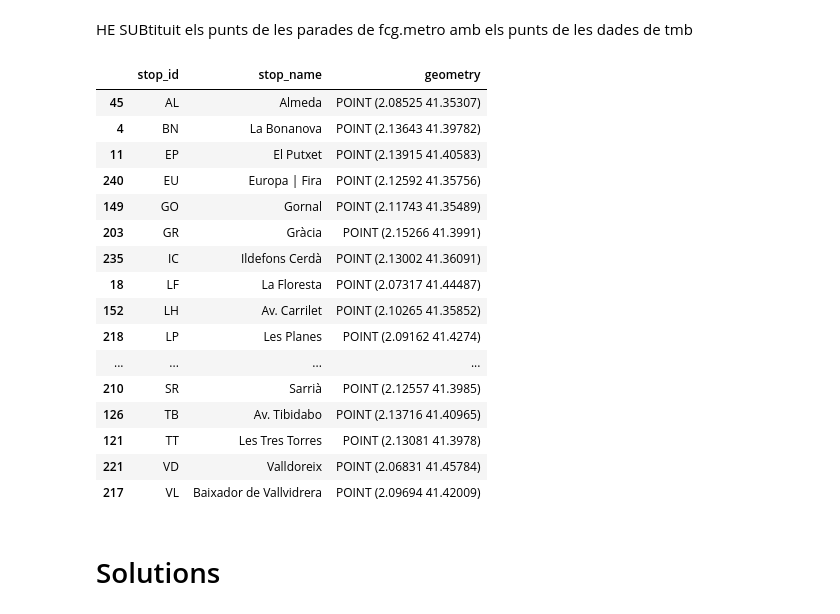
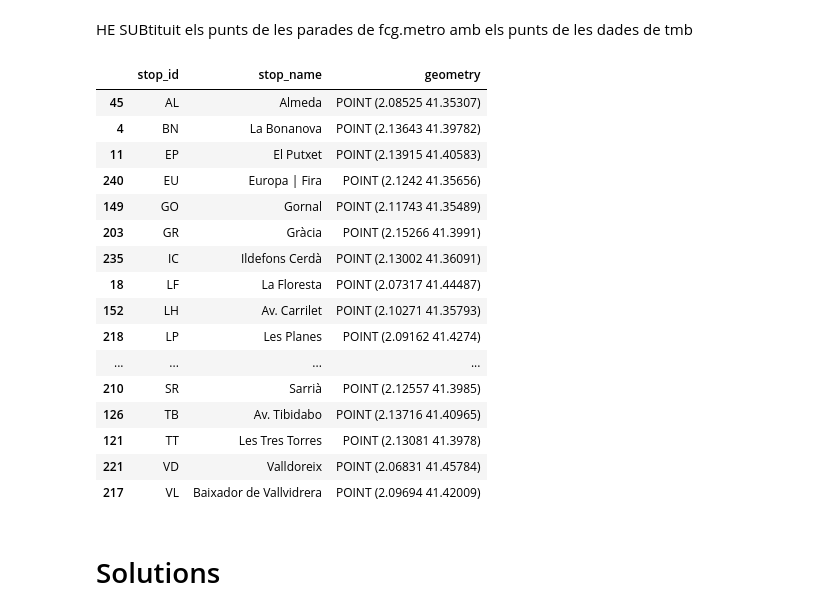
Before and after one commit to bmantepe/stop-location, a Jupyter notebook: 04-FGC-Nodes.ipynb, the cells around one changed output. Saved outputs shown, nothing was run; the diff lists cells and outputs as text; code cells hidden in the pictures.

```diff
--- a/04-FGC-Nodes.ipynb
+++ b/04-FGC-Nodes.ipynb
@@ -22,7 +22,7 @@ neigh["geometry"] = neigh.buffer(0)
 # %% [markdown]
 HE SUBtituit els punts de les parades de fcg.metro amb els punts de les dades de tmb
 # %%
-with open('data/FGC/fcg_stops.json') as f:
+with open('data/FGC/fgc_stops.json') as f:
     data = json.load(f)
 fgc_stops = []
 for stop in data['features']:
@@ -37,39 +37,39 @@ for stop in data['features']:
         'geometry': shape(stop['geometry'])
 
     })
 geo_df_fgc_stops = gpd.GeoDataFrame(fgc_stops, crs="EPSG:4326")
 geo_df_fgc_stops.to_crs(epsg=25831, inplace=True)
 neigh = neigh.to_crs(epsg=25831)
 geo_df_fgc_stops = geo_df_fgc_stops[
     geo_df_fgc_stops.within(
         neigh.geometry.buffer(2500).union_all()
     )
 ]
 
 geo_df_fgc_stops.to_crs(epsg=4326, inplace=True)
 neigh.to_crs(epsg=4326, inplace=True)
 geo_df_fgc_stops.sort_values(by='stop_id',inplace=True)
 geo_df_fgc_stops.drop_duplicates(subset=['stop_name'], inplace=True,keep='first')
 geo_df_fgc_stops['stop_name'].replace({
     'Barcelona - Plaça Catalunya': 'Catalunya',
     "L'Hospitalet Av. Carrilet": "Av. Carrilet",
     'Provença': 'Diagonal',
     'Barcelona - Plaça Espanya': 'Espanya',
 }, inplace=True)
 
 geo_df_fgc_stops = geo_df_fgc_stops[~geo_df_fgc_stops['stop_name'].isin(['Vallvidrera Inferior','Vallvidrera Superior'])]
 geo_df_fgc_stops
 # %% [output]
 |  | stop_id | stop_name | geometry |
 | 45 | AL | Almeda | POINT (2.08525 41.35307) |
 | 4 | BN | La Bonanova | POINT (2.13643 41.39782) |
 | 11 | EP | El Putxet | POINT (2.13915 41.40583) |
-| 240 | EU | Europa | Fira | POINT (2.12592 41.35756) |
+| 240 | EU | Europa | Fira | POINT (2.1242 41.35656) |
 | 149 | GO | Gornal | POINT (2.11743 41.35489) |
 | 203 | GR | Gràcia | POINT (2.15266 41.3991) |
 | 235 | IC | Ildefons Cerdà | POINT (2.13002 41.36091) |
 | 18 | LF | La Floresta | POINT (2.07317 41.44487) |
-| 152 | LH | Av. Carrilet | POINT (2.10265 41.35852) |
+| 152 | LH | Av. Carrilet | POINT (2.10271 41.35793) |
 | 218 | LP | Les Planes | POINT (2.09162 41.4274) |
 | ... | ... | ... | ... |
 | 210 | SR | Sarrià | POINT (2.12557 41.3985) |
```
Also changed, not shown: parts of 2 cells of this notebook, 34 other files.
